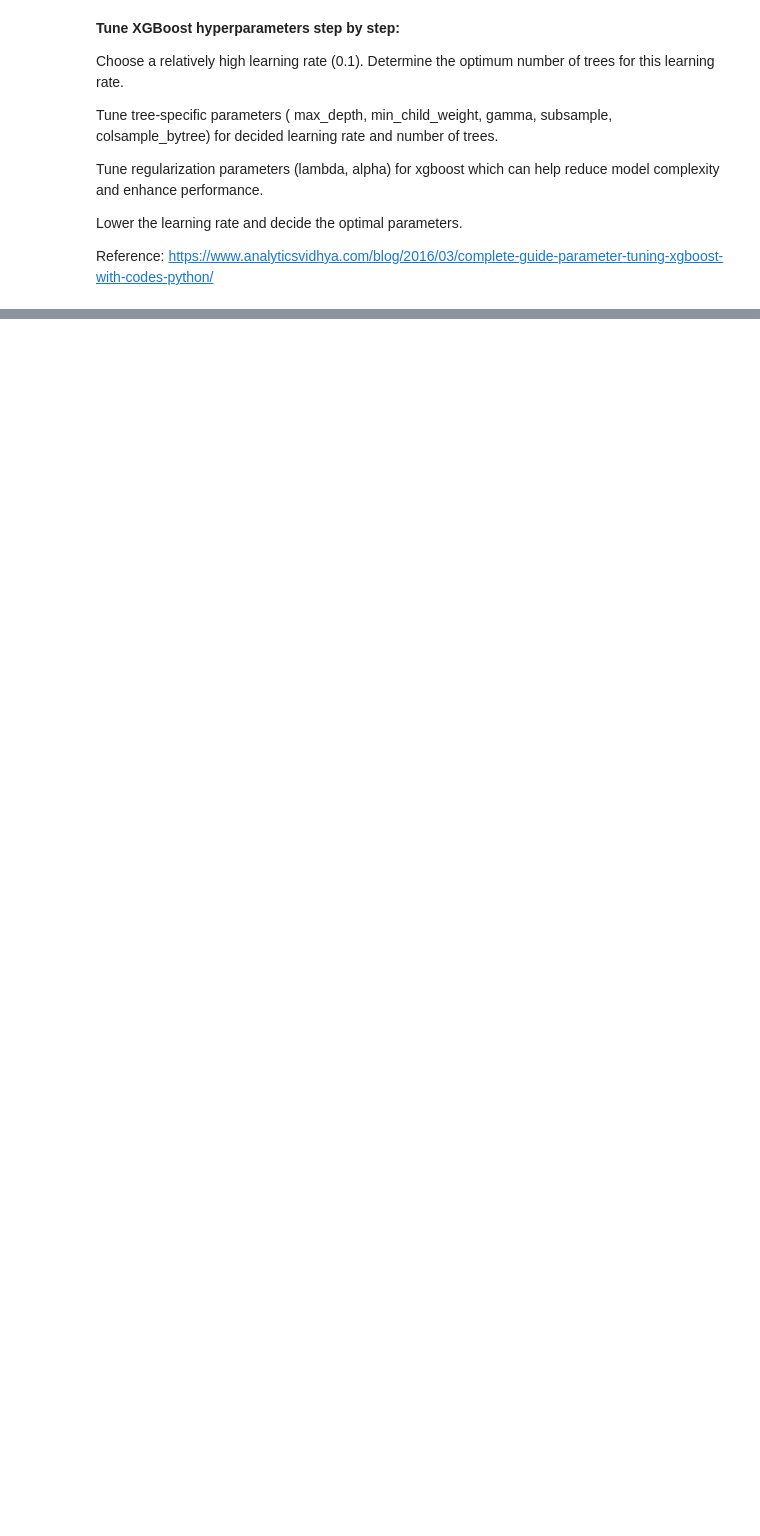
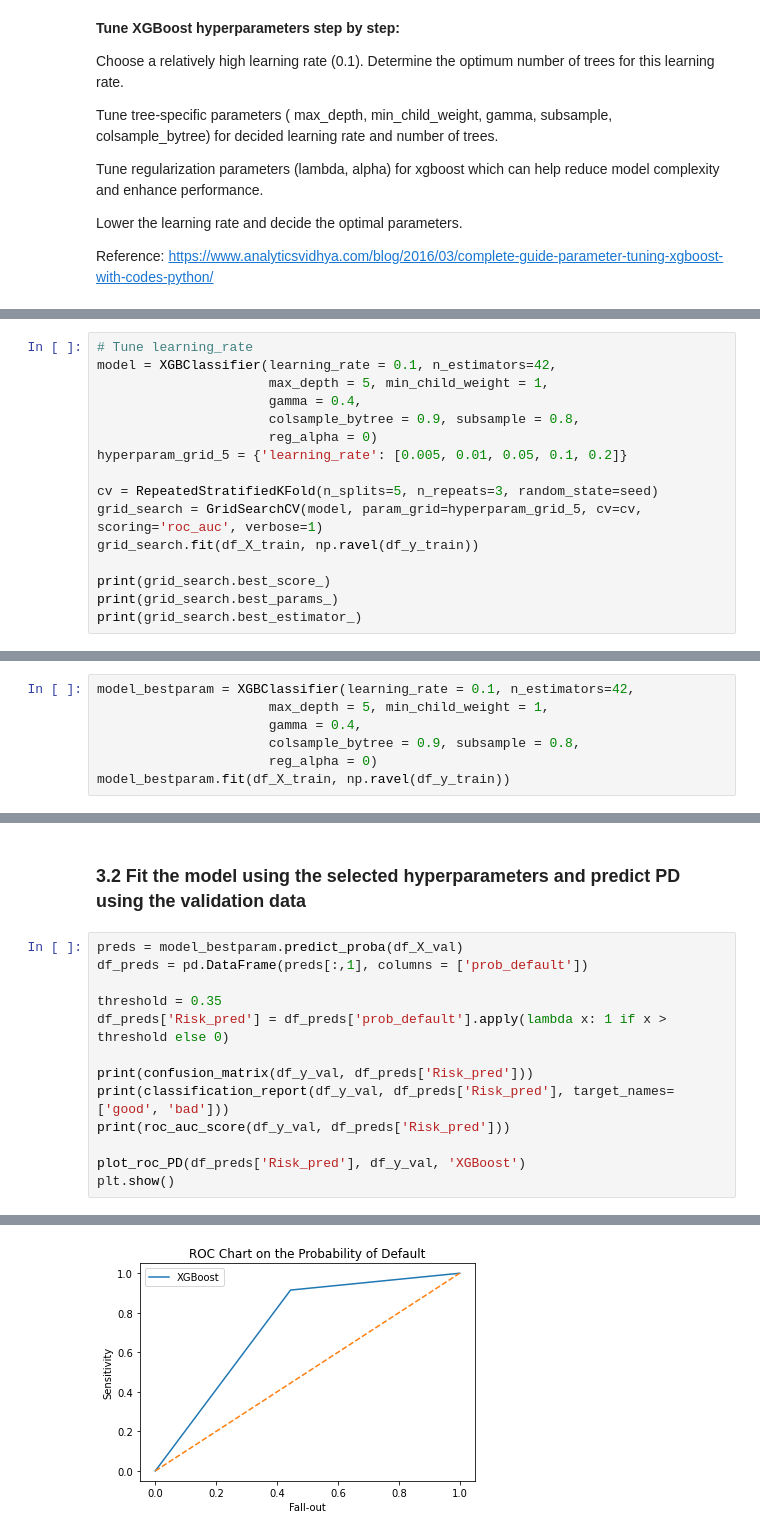
Before and after one commit to shanqu91/project_credit_risk_modeling, a Jupyter notebook: C4_credit_modeling_XGBoost.ipynb, the cells around one changed output, grey strips where cells are left out. Cells and saved outputs as stored; diff of their text form; blank space fills up the shorter version.

```diff
--- a/C4_credit_modeling_XGBoost.ipynb
+++ b/C4_credit_modeling_XGBoost.ipynb
@@ -423,0 +273,16 @@ We can choose threshold = 0.62
+# %%
+# Tune learning_rate
+model = XGBClassifier(learning_rate = 0.1, n_estimators=42,
+                      max_depth = 5, min_child_weight = 1,
+                      gamma = 0.4,
+                      colsample_bytree = 0.9, subsample = 0.8,
+                      reg_alpha = 0)
+hyperparam_grid_5 = {'learning_rate': [0.005, 0.01, 0.05, 0.1, 0.2]}
+
+cv = RepeatedStratifiedKFold(n_splits=5, n_repeats=3, random_state=seed)
+grid_search = GridSearchCV(model, param_grid=hyperparam_grid_5, cv=cv, scoring='roc_auc', verbose=1)
+grid_search.fit(df_X_train, np.ravel(df_y_train))
+
+print(grid_search.best_score_)
+print(grid_search.best_params_)
+print(grid_search.best_estimator_)
@@ -423,0 +302,7 @@ We can choose threshold = 0.62
+# %%
+model_bestparam = XGBClassifier(learning_rate = 0.1, n_estimators=42,
+                      max_depth = 5, min_child_weight = 1,
+                      gamma = 0.4,
+                      colsample_bytree = 0.9, subsample = 0.8,
+                      reg_alpha = 0)
+model_bestparam.fit(df_X_train, np.ravel(df_y_train))
@@ -423,0 +317,16 @@ We can choose threshold = 0.62
+# %% [markdown]
+### 3.2 Fit the model using the selected hyperparameters and predict PD using the validation data
+# %%
+preds = model_bestparam.predict_proba(df_X_val)
+df_preds = pd.DataFrame(preds[:,1], columns = ['prob_default'])
+
+threshold = 0.35
+df_preds['Risk_pred'] = df_preds['prob_default'].apply(lambda x: 1 if x > threshold else 0)
+
+print(confusion_matrix(df_y_val, df_preds['Risk_pred']))
+print(classification_report(df_y_val, df_preds['Risk_pred'], target_names= ['good', 'bad']))
+print(roc_auc_score(df_y_val, df_preds['Risk_pred']))
+
+plot_roc_PD(df_preds['Risk_pred'], df_y_val, 'XGBoost')
+plt.show()
+# %% [output]
@@ -423,0 +345 @@ We can choose threshold = 0.62
+[figure, added]
```
Also changed, not shown: parts of 53 cells of this notebook.
